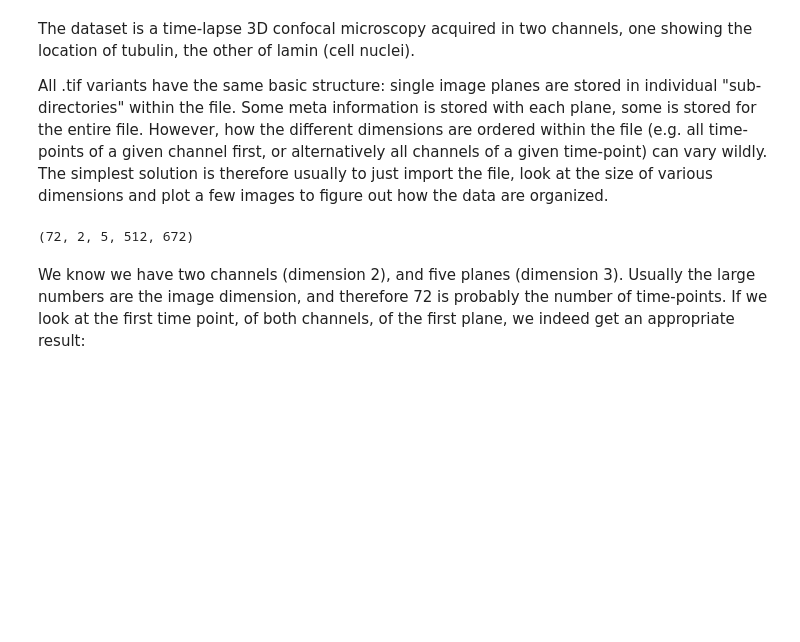
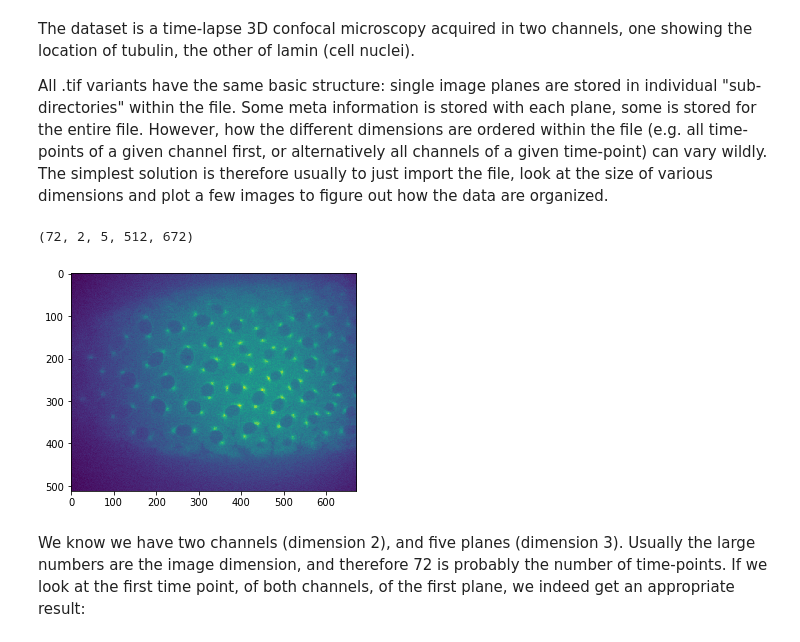
Before and after one commit to guiwitz/Python_image_processing, a Jupyter notebook: 03-Image_import.ipynb, the cells around one changed output. Drawn from its saved outputs; the diff is of its cells as text; code cells hidden in the pictures; blank space fills up the shorter version.

```diff
--- a/03-Image_import.ipynb
+++ b/03-Image_import.ipynb
@@ -204,6 +252,11 @@ All .tif variants have the same basic structure: single image planes are stored
 image.shape
 # %% [output]
 (72, 2, 5, 512, 672)
+# %%
+plt.imshow(image[0,1,3,:,:])
+plt.show()
+# %% [output]
+[figure, added]
 # %% [markdown]
 We know we have two channels (dimension 2), and five planes (dimension 3). Usually the large numbers are the image dimension, and therefore 72 is probably the number of time-points. If we look at the first time point, of both channels, of the first plane, we indeed get an appropriate result:
 # %%
```
Also changed, not shown: parts of 21 cells of this notebook, 7 other files.
